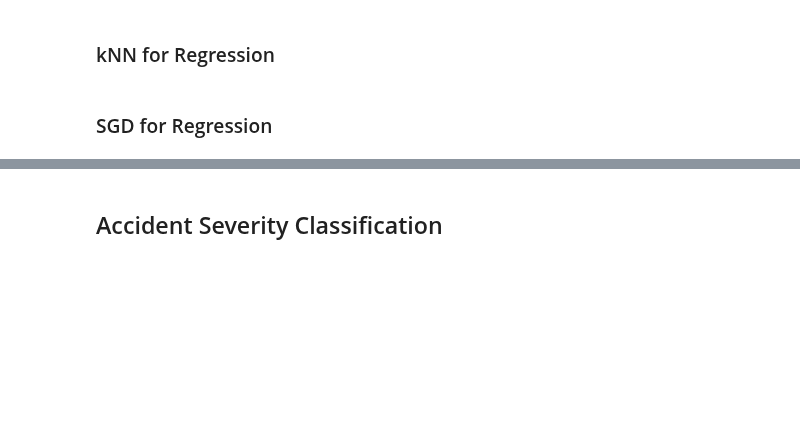
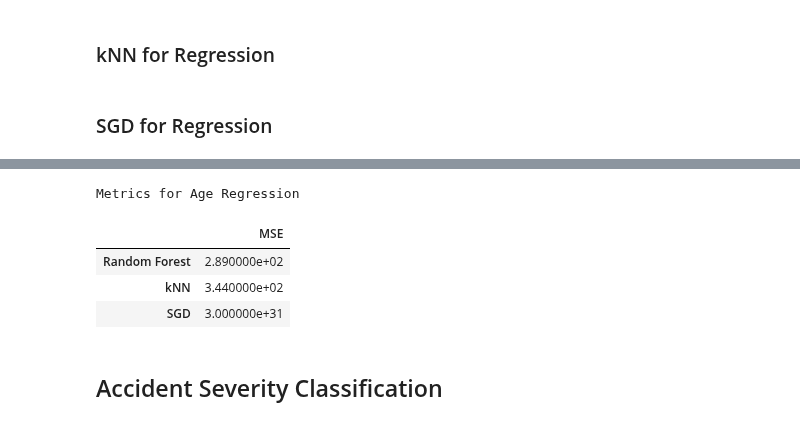
Before and after one commit to BradenAnderson/Accident_Severity_Prediction, a Jupyter notebook: HienEDIT_AndersonLamWeeda_Lab2_Draft.ipynb, the cells around one changed output, grey strips where cells are left out. Saved outputs shown, nothing was run; the diff lists cells and outputs as text; code cells hidden in the pictures; blank space fills up the shorter version.

```diff
--- a/HienEDIT_AndersonLamWeeda_Lab2_Draft.ipynb
+++ b/HienEDIT_AndersonLamWeeda_Lab2_Draft.ipynb
@@ -1825,3 +1890,18 @@ We need one plot of the winning model from each task.
+# %%
+chart = [
+    [289],
+    [344],
+    [3e31]
+]
+compare = pd.DataFrame(chart, index = ['Random Forest', 'kNN', 'SGD'], columns=['MSE'])
+print('Metrics for Age Regression')
+compare
+# %% [output]
+Metrics for Age Regression
+|  | MSE |
+| Random Forest | 2.890000e+02 |
+| kNN | 3.440000e+02 |
+| SGD | 3.000000e+31 |
 # %% [markdown]
 ## Accident Severity Classification
 # %% [markdown]
```
Also changed, not shown: parts of 11 cells of this notebook.
